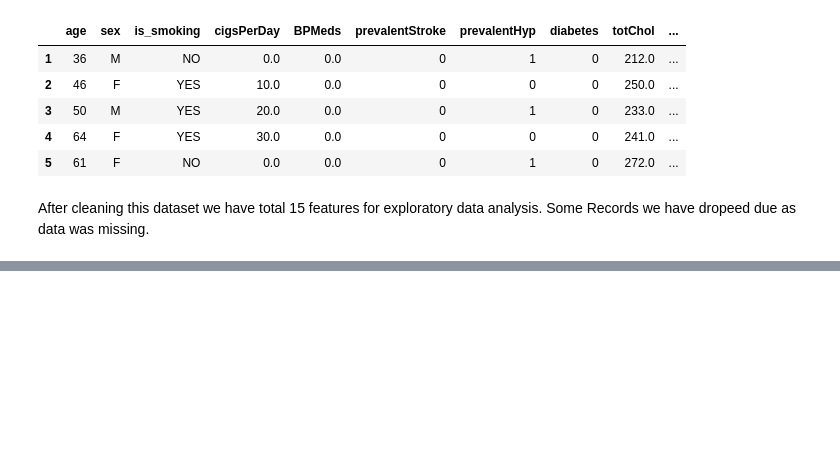
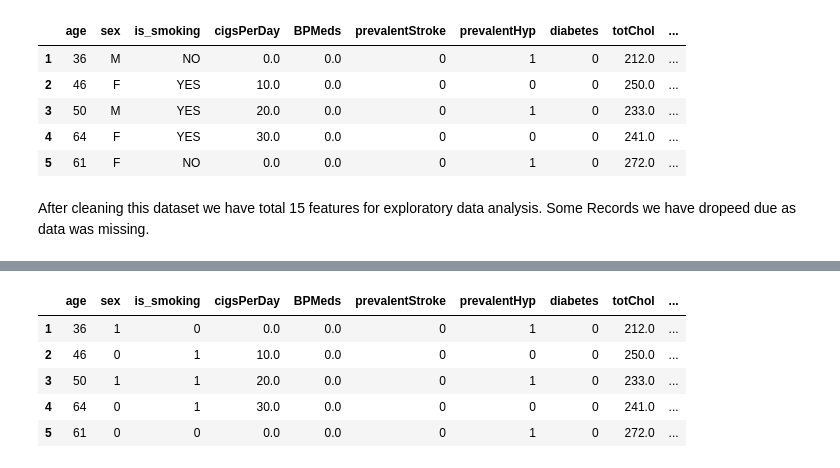
Before and after one commit to AMAN-GULERIA/Cardiovascular-Risk-Prediction, a Jupyter notebook: Cardiovascular_Risk_Prediction.ipynb, the cells around one changed output, grey strips where cells are left out. Saved outputs shown, nothing was run; the diff lists cells and outputs as text; code cells hidden in the pictures; blank space fills up the shorter version.

```diff
--- a/Cardiovascular_Risk_Prediction.ipynb
+++ b/Cardiovascular_Risk_Prediction.ipynb
@@ -279,0 +306,4 @@ After cleaning this dataset we have total 15 features for exploratory data analy
+# %%
+# Applying function to convert string data to an integer
+df['sex'] = df['sex'].apply(lambda x : 1 if x == "M" else 0)
+df['is_smoking'] = df['is_smoking'].apply(lambda x : 1 if x == "YES" else 0)
@@ -279,0 +344,9 @@ After cleaning this dataset we have total 15 features for exploratory data analy
+# %%
+df.head()
+# %% [output]
+|  | age | sex | is_smoking | cigsPerDay | BPMeds | prevalentStroke | prevalentHyp | diabetes | totChol | ... |
+| 1 | 36 | 1 | 0 | 0.0 | 0.0 | 0 | 1 | 0 | 212.0 | ... |
+| 2 | 46 | 0 | 1 | 10.0 | 0.0 | 0 | 0 | 0 | 250.0 | ... |
+| 3 | 50 | 1 | 1 | 20.0 | 0.0 | 0 | 1 | 0 | 233.0 | ... |
+| 4 | 64 | 0 | 1 | 30.0 | 0.0 | 0 | 0 | 0 | 241.0 | ... |
+| 5 | 61 | 0 | 0 | 0.0 | 0.0 | 0 | 1 | 0 | 272.0 | ... |
```
Also changed, not shown: parts of 12 cells of this notebook.
